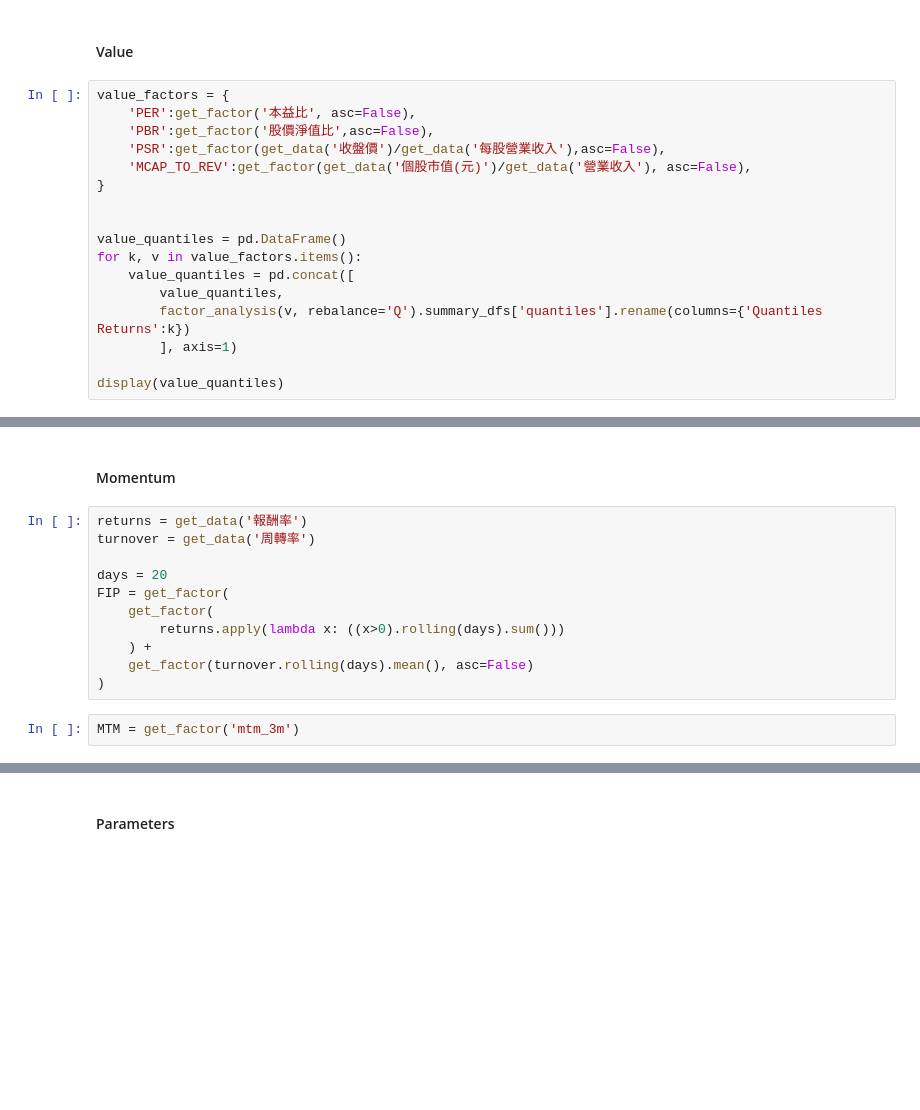
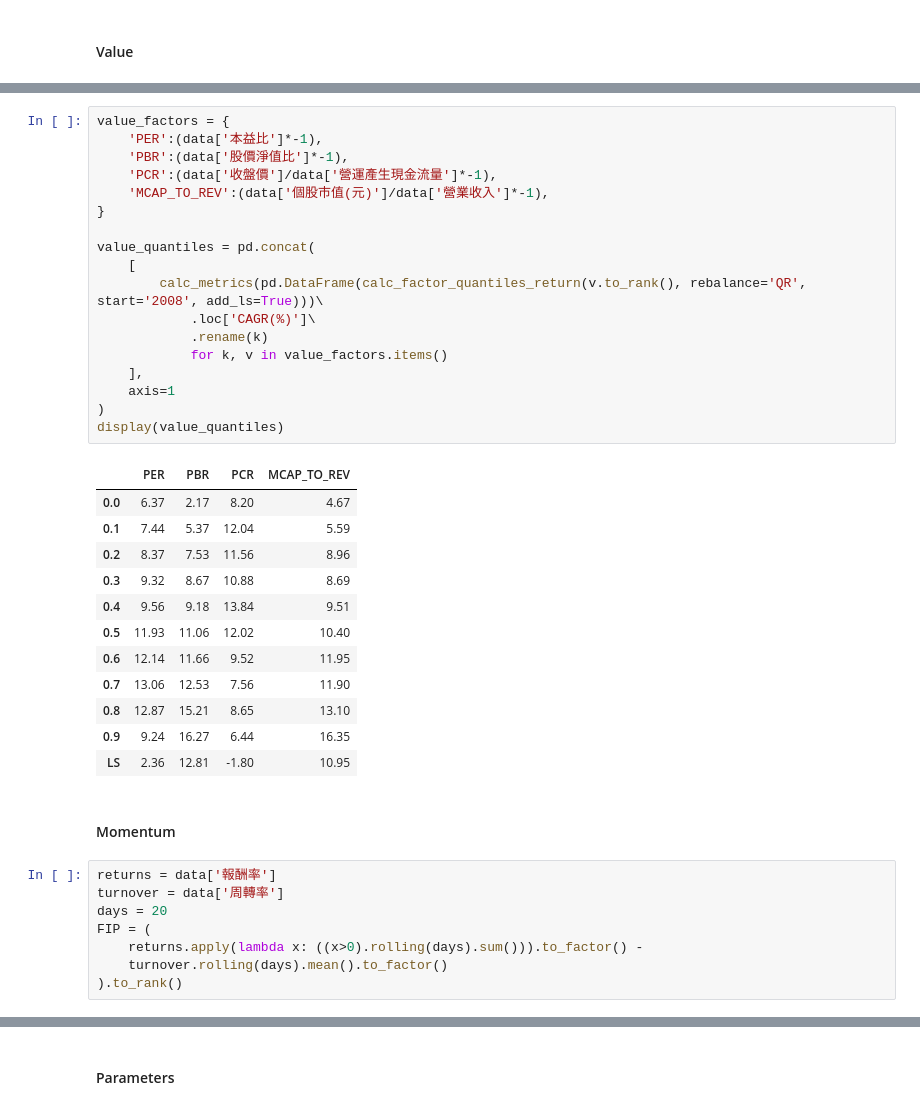
Before and after one commit to DeepLeek-quant/tw-3-factor, a Jupyter notebook: main.ipynb, the cells around one changed output, grey strips where cells are left out. Drawn from its saved outputs; the diff is of its cells as text; blank space fills up the shorter version.

```diff
--- a/main.ipynb
+++ b/main.ipynb
@@ -157,19 +73,2 @@ calc_metrics(
 # %% [markdown]
 #### Value
-# %%
-value_factors = {
-    'PER':get_factor('本益比', asc=False),
-    'PBR':get_factor('股價淨值比',asc=False),
-    'PSR':get_factor(get_data('收盤價')/get_data('每股營業收入'),asc=False),
-    'MCAP_TO_REV':get_factor(get_data('個股市值(元)')/get_data('營業收入'), asc=False),
-}
-
-
-value_quantiles = pd.DataFrame()
-for k, v in value_factors.items():
-    value_quantiles = pd.concat([
-        value_quantiles,
-        factor_analysis(v, rebalance='Q').summary_dfs['quantiles'].rename(columns={'Quantiles Returns':k})
-        ], axis=1)
-
-display(value_quantiles)
@@ -243,15 +75,41 @@ display(value_quantiles)
+# %%
+value_factors = {
+    'PER':(data['本益比']*-1),
+    'PBR':(data['股價淨值比']*-1),
+    'PCR':(data['收盤價']/data['營運產生現金流量']*-1),
+    'MCAP_TO_REV':(data['個股市值(元)']/data['營業收入']*-1),
+}
+
+value_quantiles = pd.concat(
+    [
+        calc_metrics(pd.DataFrame(calc_factor_quantiles_return(v.to_rank(), rebalance='QR', start='2008', add_ls=True)))\
+            .loc['CAGR(%)']\
+            .rename(k)
+            for k, v in value_factors.items()
+    ],
+    axis=1
+)
+display(value_quantiles)
+# %% [output]
+|  | PER | PBR | PCR | MCAP_TO_REV |
+| 0.0 | 6.37 | 2.17 | 8.20 | 4.67 |
+| 0.1 | 7.44 | 5.37 | 12.04 | 5.59 |
+| 0.2 | 8.37 | 7.53 | 11.56 | 8.96 |
+| 0.3 | 9.32 | 8.67 | 10.88 | 8.69 |
+| 0.4 | 9.56 | 9.18 | 13.84 | 9.51 |
+| 0.5 | 11.93 | 11.06 | 12.02 | 10.40 |
+| 0.6 | 12.14 | 11.66 | 9.52 | 11.95 |
+| 0.7 | 13.06 | 12.53 | 7.56 | 11.90 |
+| 0.8 | 12.87 | 15.21 | 8.65 | 13.10 |
+| 0.9 | 9.24 | 16.27 | 6.44 | 16.35 |
+| LS | 2.36 | 12.81 | -1.80 | 10.95 |
 # %% [markdown]
 #### Momentum
 # %%
-returns = get_data('報酬率')
-turnover = get_data('周轉率')
-
+returns = data['報酬率']
+turnover = data['周轉率']
 days = 20
-FIP = get_factor(
-    get_factor(
-        returns.apply(lambda x: ((x>0).rolling(days).sum()))
-    ) +
-    get_factor(turnover.rolling(days).mean(), asc=False)
-)
+FIP = (
+    returns.apply(lambda x: ((x>0).rolling(days).sum())).to_factor() -
+    turnover.rolling(days).mean().to_factor()
+).to_rank()
-# %%
-MTM = get_factor('mtm_3m')
```
Also changed, not shown: parts of 18 cells of this notebook, 16 other files.
